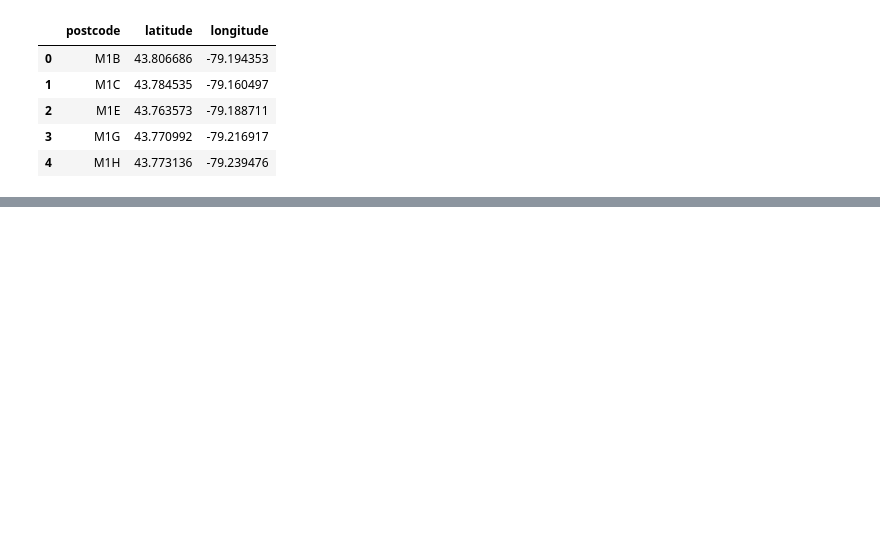
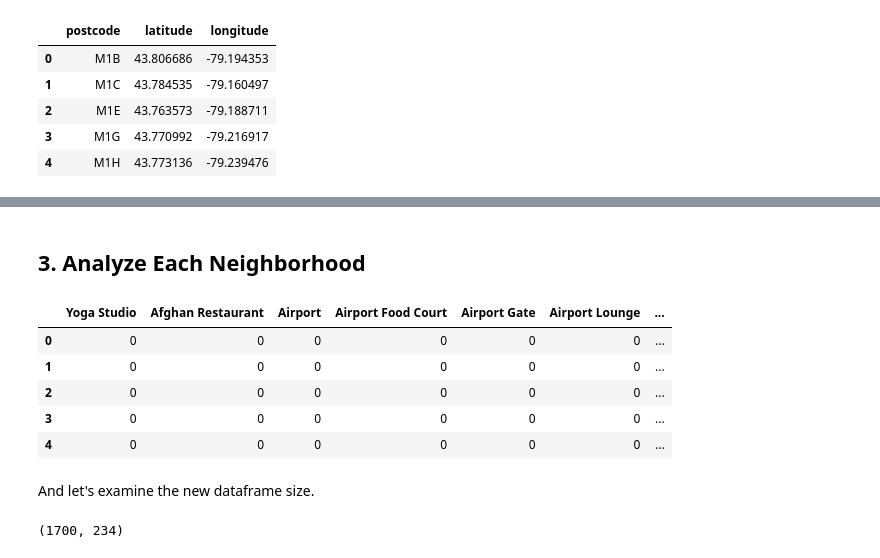
Before and after one commit to sriharshaanp/Capstone_IBM_ML_Specialization, a Jupyter notebook: Analyze Toronto Data.ipynb, the cells around one changed output, grey strips where cells are left out. Saved outputs shown, nothing was run; the diff lists cells and outputs as text; code cells hidden in the pictures; blank space fills up the shorter version.

```diff
--- a/Analyze Toronto Data.ipynb
+++ b/Analyze Toronto Data.ipynb
@@ -172,0 +366,27 @@ The number of rows in the data are :  102
+# %% [markdown]
+## 3. Analyze Each Neighborhood
+# %%
+# one hot encoding
+torronto_onehot = pd.get_dummies(torronto_venues[['Venue Category']], prefix="", prefix_sep="")
+
+# add neighborhood column back to dataframe
+torronto_onehot['Neighborhood'] = torronto_venues['Neighborhood']
+
+# move neighborhood column to the first column
+fixed_columns = [torronto_onehot.columns[-1]] + list(torronto_onehot.columns[:-1])
+torronto_onehot = torronto_onehot[fixed_columns]
+
+torronto_onehot.head()
+# %% [output]
+|  | Yoga Studio | Afghan Restaurant | Airport | Airport Food Court | Airport Gate | Airport Lounge | ... |
+| 0 | 0 | 0 | 0 | 0 | 0 | 0 | ... |
+| 1 | 0 | 0 | 0 | 0 | 0 | 0 | ... |
+| 2 | 0 | 0 | 0 | 0 | 0 | 0 | ... |
+| 3 | 0 | 0 | 0 | 0 | 0 | 0 | ... |
+| 4 | 0 | 0 | 0 | 0 | 0 | 0 | ... |
+# %% [markdown]
+And let's examine the new dataframe size.
+# %%
+torronto_onehot.shape
+# %% [output]
+(1700, 234)
```
Also changed, not shown: parts of 44 cells of this notebook.
